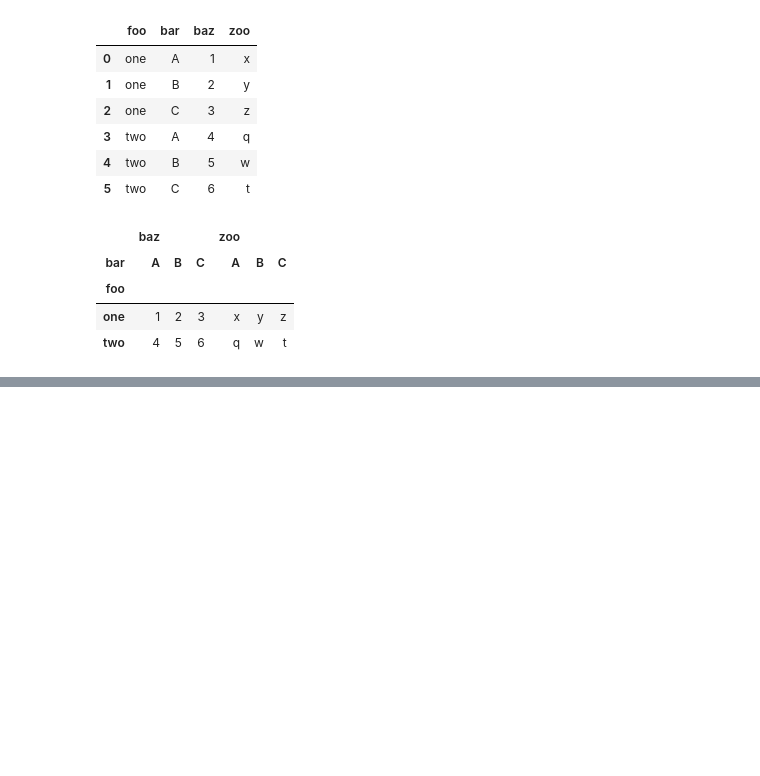
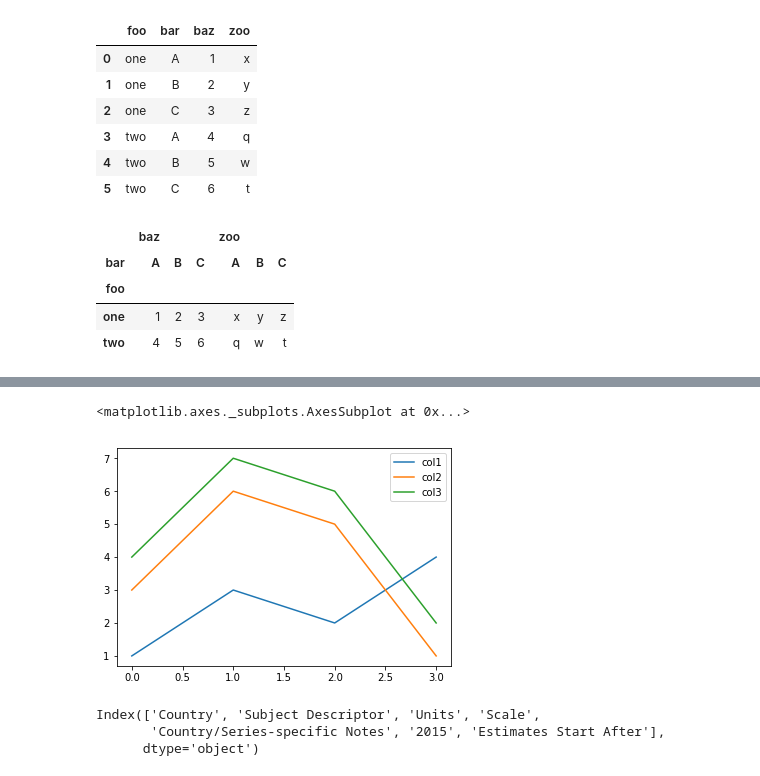
Before and after one commit to scarleatt/Hands-On-Machine-Learning, a Jupyter notebook: Hands-On-TensorFlow/Chapter01/test.ipynb, the cells around one changed output, grey strips where cells are left out. Drawn from its saved outputs; the diff is of its cells as text; code cells hidden in the pictures; blank space fills up the shorter version.

```diff
--- a/Hands-On-TensorFlow/Chapter01/test.ipynb
+++ b/Hands-On-TensorFlow/Chapter01/test.ipynb
@@ -30,0 +1112,11 @@ df.pivot(index="foo", columns="bar")
+# %%
+plot_df = pd.DataFrame({
+    'col1': [1, 3, 2, 4],
+    'col2': [3, 6, 5, 1],
+    'col3': [4, 7, 6, 2],
+})
+# %%
+plot_df.plot()
+# %% [output]
+<matplotlib.axes._subplots.AxesSubplot at 0x...>
+[figure, added]
@@ -30,0 +1128,6 @@ df.pivot(index="foo", columns="bar")
+# %%
+data.columns
+# %% [output]
+Index(['Country', 'Subject Descriptor', 'Units', 'Scale',
+       'Country/Series-specific Notes', '2015', 'Estimates Start After'],
+      dtype='object')
```
Also changed, not shown: parts of 149 cells of this notebook, 3 other files.
